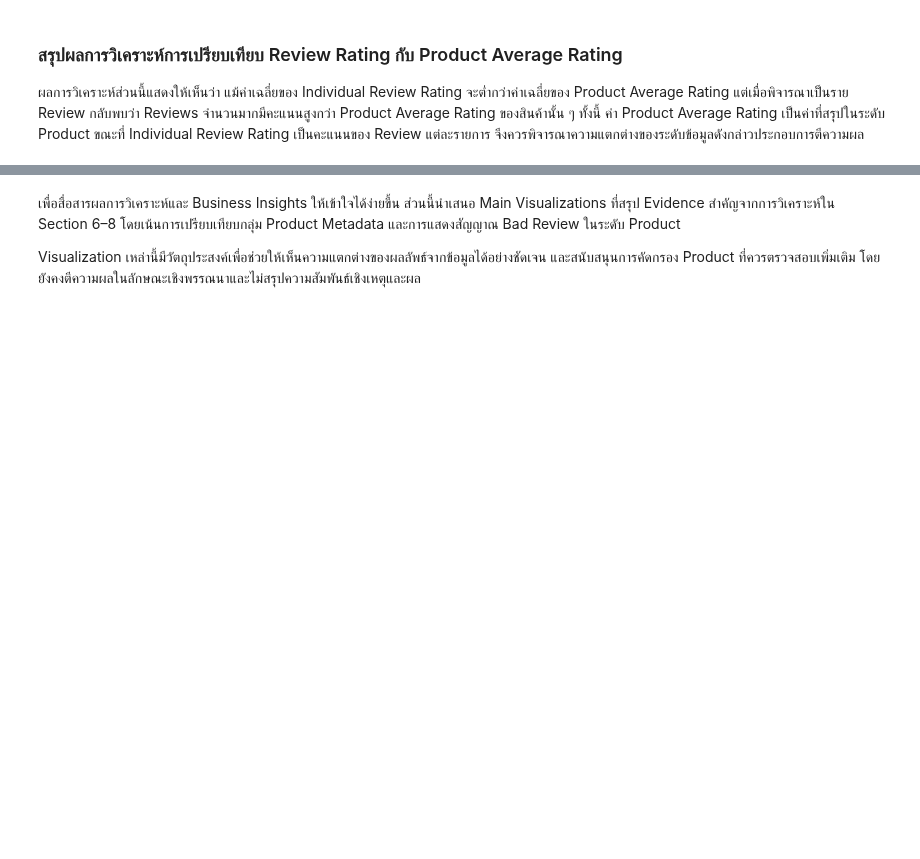
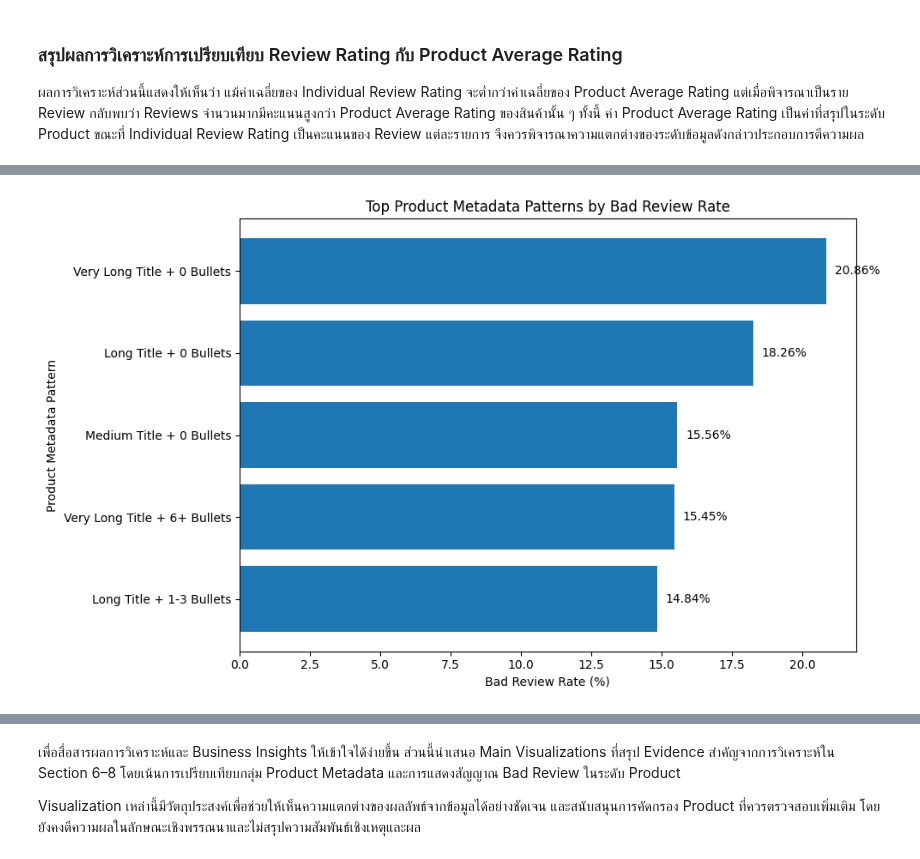
Before and after one commit to suphitchakh-web/Project_1, a Jupyter notebook: Team06_Part2 & Part3.ipynb, the cells around one changed output, grey strips where cells are left out. Cells and saved outputs as stored; diff of their text form; code cells hidden in the pictures; blank space fills up the shorter version.

```diff
--- a/Team06_Part2 & Part3.ipynb
+++ b/Team06_Part2 & Part3.ipynb
@@ -2551,0 +1763,51 @@ Reality Check สนับสนุนให้ใช้ Business Insights ท
+# %%
+# ============================================
+# 2.5.2 Presentation Graph
+# Top Product Metadata Patterns
+# ============================================
+
+# เลือก Top 5 Metadata Patterns
+top_metadata = (
+    metadata_analysis[
+        metadata_analysis["review_count"] >= 500
+    ]
+    .head(5)
+    .sort_values("bad_review_rate", ascending=True)
+    .copy()
+)
+
+# สร้างชื่อ Pattern
+top_metadata["metadata_pattern"] = (
+    top_metadata["title_length_group"].astype(str)
+    + " Title + "
+    + top_metadata["feature_bullet_group"].astype(str)
+    + " Bullets"
+)
+
+plt.figure(figsize=(10, 6))
+
+plt.barh(
+    top_metadata["metadata_pattern"],
+    top_metadata["bad_review_rate"]
+)
+
+plt.xlabel("Bad Review Rate (%)")
+plt.ylabel("Product Metadata Pattern")
+plt.title(
+    "Top Product Metadata Patterns by Bad Review Rate"
+)
+
+for i, value in enumerate(
+    top_metadata["bad_review_rate"]
+):
+    plt.text(
+        value + 0.3,
+        i,
+        f"{value:.2f}%",
+        va="center"
+    )
+
+plt.tight_layout()
+plt.show()
+# %% [output]
+[figure, added]
```
Also changed, not shown: parts of 159 cells of this notebook.
